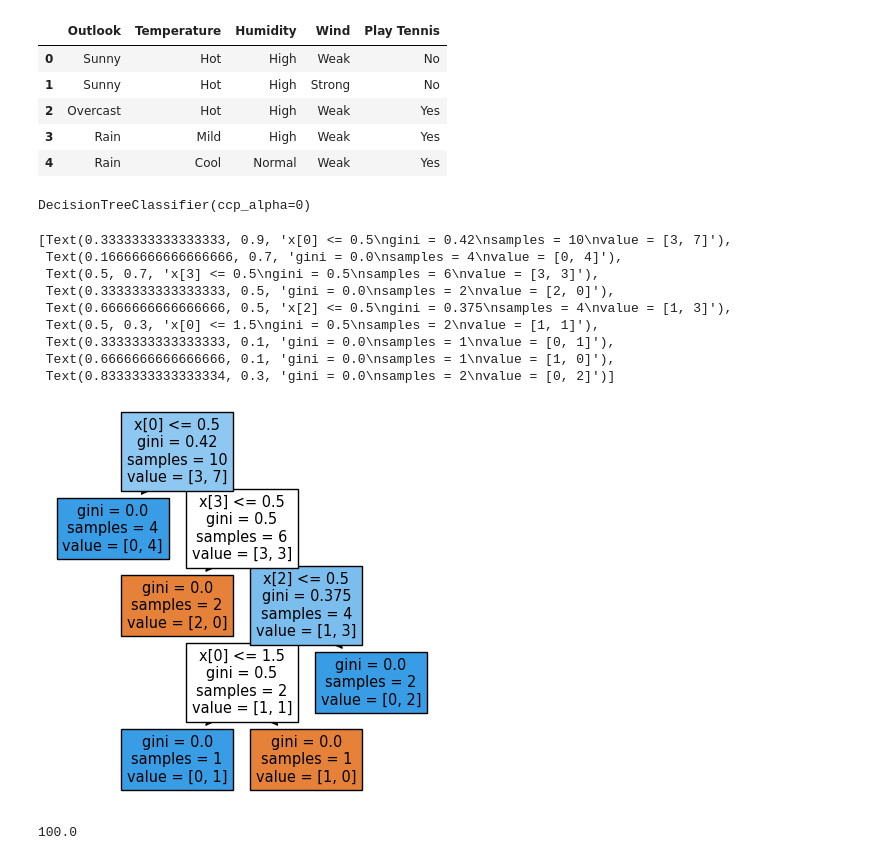
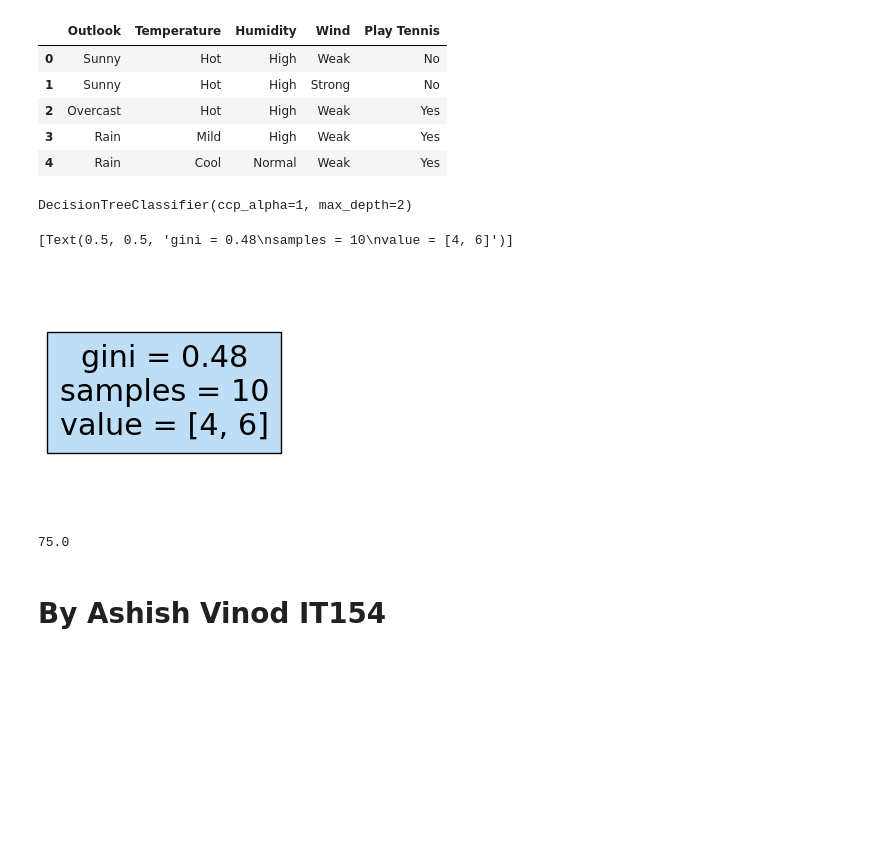
Before and after one commit to Ashish01296/MLDL, a Jupyter notebook: Decision Tree.ipynb, the cells around one changed output. Saved outputs shown, nothing was run; the diff lists cells and outputs as text; code cells hidden in the pictures; blank space fills up the shorter version.

```diff
--- a/Decision Tree.ipynb
+++ b/Decision Tree.ipynb
@@ -30,26 +34,18 @@ new_X_train , new_X_test , new_Y_train ,new_Y_test = train_test_split(new_X,new_
 # %%
 from sklearn.tree import DecisionTreeClassifier
 
-model = DecisionTreeClassifier(criterion="gini",ccp_alpha=0)
+model = DecisionTreeClassifier(criterion="gini",ccp_alpha=1,splitter="best",max_depth=2)
 model.fit(new_X_train,new_Y_train)
 # %% [output]
-DecisionTreeClassifier(ccp_alpha=0)
+DecisionTreeClassifier(ccp_alpha=1, max_depth=2)
 # %%
 from sklearn import tree
-plt.figure(figsize=(5,5))
+plt.figure(figsize=(3,3))
 tree.plot_tree(model,filled=True)
 # %% [output]
-[Text(0.3333333333333333, 0.9, 'x[0] <= 0.5\ngini = 0.42\nsamples = 10\nvalue = [3, 7]'),
- Text(0.16666666666666666, 0.7, 'gini = 0.0\nsamples = 4\nvalue = [0, 4]'),
- Text(0.5, 0.7, 'x[3] <= 0.5\ngini = 0.5\nsamples = 6\nvalue = [3, 3]'),
- Text(0.3333333333333333, 0.5, 'gini = 0.0\nsamples = 2\nvalue = [2, 0]'),
- Text(0.6666666666666666, 0.5, 'x[2] <= 0.5\ngini = 0.375\nsamples = 4\nvalue = [1, 3]'),
- Text(0.5, 0.3, 'x[0] <= 1.5\ngini = 0.5\nsamples = 2\nvalue = [1, 1]'),
- Text(0.3333333333333333, 0.1, 'gini = 0.0\nsamples = 1\nvalue = [0, 1]'),
- Text(0.6666666666666666, 0.1, 'gini = 0.0\nsamples = 1\nvalue = [1, 0]'),
- Text(0.8333333333333334, 0.3, 'gini = 0.0\nsamples = 2\nvalue = [0, 2]')]
+[Text(0.5, 0.5, 'gini = 0.48\nsamples = 10\nvalue = [4, 6]')]
-[figure, old version]
+[figure, new version]
 # %%
-model.score(X_test,Y_test)*100
+model.score(new_X_test,new_Y_test)*100
 # %% [output]
-100.0
+75.0
@@ -57,0 +52,2 @@ model.score(X_test,Y_test)*100
+# %% [markdown]
+# By Ashish Vinod IT154
```
Also changed, not shown: parts of 2 cells of this notebook, 10 other files.
